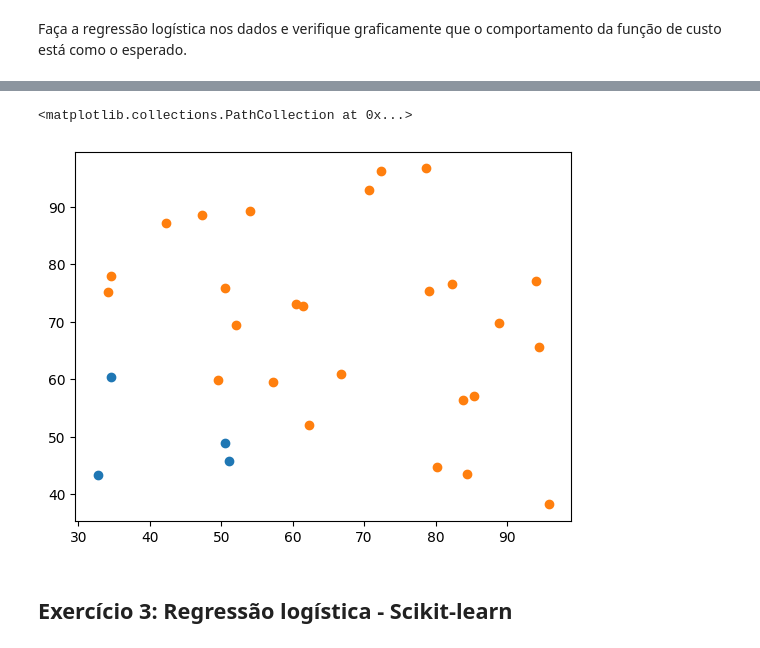
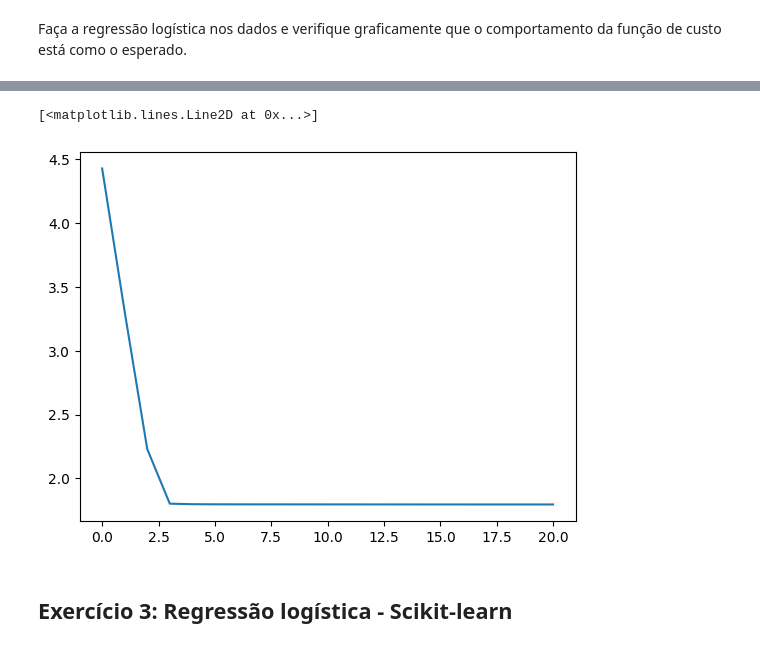
Before and after one commit to Alstin112/BetterGrassify, a Jupyter notebook: aulas/aula04/aula04_classificacao.ipynb, the cells around one changed output, grey strips where cells are left out. Cells and saved outputs as stored; diff of their text form; code cells hidden in the pictures.

```diff
--- a/aulas/aula04/aula04_classificacao.ipynb
+++ b/aulas/aula04/aula04_classificacao.ipynb
@@ -389,25 +393,13 @@ Faça a regressão logística nos dados e verifique graficamente que o comportam
 %%time
 
 # ---- INSIRA SEU CÓDIGO AQUI
-w_in = 1*np.ones(X_train.shape[1])
+w_in = 1*np.zeros(X_train.shape[1])
 b_in = 10
-alpha = 0.0001
+alpha = 0.001
 num_iters = 20
 w, b, J_history, w_history, b_history = gradient_descent(X_train, y_train, w_in, b_in, alpha, num_iters)
-#plt.plot(J_history)
-df_zeros = X_train[y_train.iloc[:]==0]
-df_ones = X_train[y_train.iloc[:]==1]
 
-#plt.scatter(df_zeros.iloc[:,0], df_zeros.iloc[:,1])
-#plt.scatter(df_ones.iloc[:,0], df_ones.iloc[:,1])
-
-print(w,b)
-predicted = predict(X_test,[0.1,0.1],-10)
-
-p_zeros = X_test[predicted.iloc[:]==0]
-p_ones = X_test[predicted.iloc[:]==1]
-
-plt.scatter(p_zeros.iloc[:,0], p_zeros.iloc[:,1])
-plt.scatter(p_ones.iloc[:,0], p_ones.iloc[:,1])
+x = np.arange(len(J_history))
+plt.plot(x,J_history)
 # ----
 # %% [output]
@@ -419,5 +408,5 @@ Wall time: 69.6 ms
-<matplotlib.collections.PathCollection at 0x...>
+[<matplotlib.lines.Line2D at 0x...>]
-[figure, old version]
+[figure, new version]
 # %% [markdown]
 ## Exercício 3: Regressão logística - Scikit-learn
 # %% [markdown]
```
Also changed, not shown: parts of 9 cells of this notebook.
